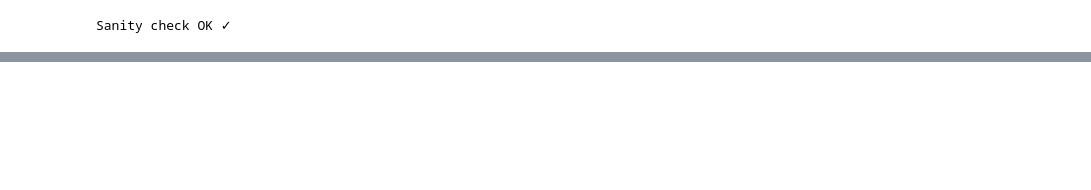
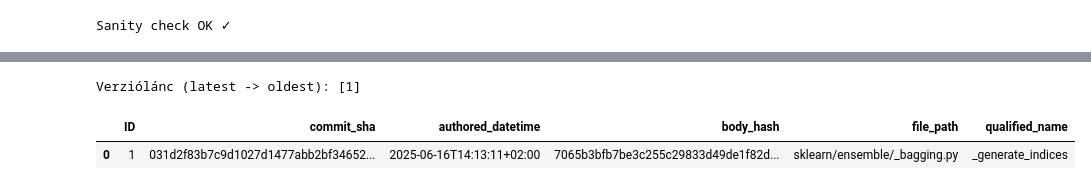
Before and after one commit to hsnlab/code-knowledge-graph, a Jupyter notebook: examplev2.ipynb, the cells around one changed output, grey strips where cells are left out. Saved outputs shown, nothing was run; the diff lists cells and outputs as text; code cells hidden in the pictures; blank space fills up the shorter version.

```diff
--- a/examplev2.ipynb
+++ b/examplev2.ipynb
@@ -186,0 +329,22 @@ display(version_edges.head(5))
+# %%
+# Válassz egy CG-node-ot:
+cg = cg_nodes.iloc[0]  # vagy szűrés név alapján
+cg_id = int(cg["func_id"] if "func_id" in cg else cg["ID"])
+
+# Legfrissebb verzió ID:
+latest = int(fv_func_edges.loc[fv_func_edges["target"]==cg_id, "source"].iloc[0])
+
+# Járd vissza a történetet (latest -> ... -> oldest), és nézd meg a commit_sha-kat:
+rev_in = version_edges.set_index("target")["source"]
+hist = [latest]
+while hist[-1] in rev_in:
+    hist.append(int(rev_in[hist[-1]]))
+print("Verziólánc (latest -> oldest):", hist)
+
+display(function_version_nodes[function_version_nodes["ID"].isin(hist)][
+    ["ID","commit_sha","authored_datetime","body_hash","file_path","qualified_name"]
+].sort_values("ID", ascending=False))
+# %% [output]
+Verziólánc (latest -> oldest): [1]
+|  | ID | commit_sha | authored_datetime | body_hash | file_path | qualified_name |
+| 0 | 1 | 031d2f83b7c9d1027d1477abb2bf34652... | 2025-06-16T14:13:11+02:00 | 7065b3bfb7be3c255c29833d49de1f82d... | sklearn/ensemble/_bagging.py | _generate_indices |
```
Also changed, not shown: parts of 5 cells of this notebook, 8 other files.
